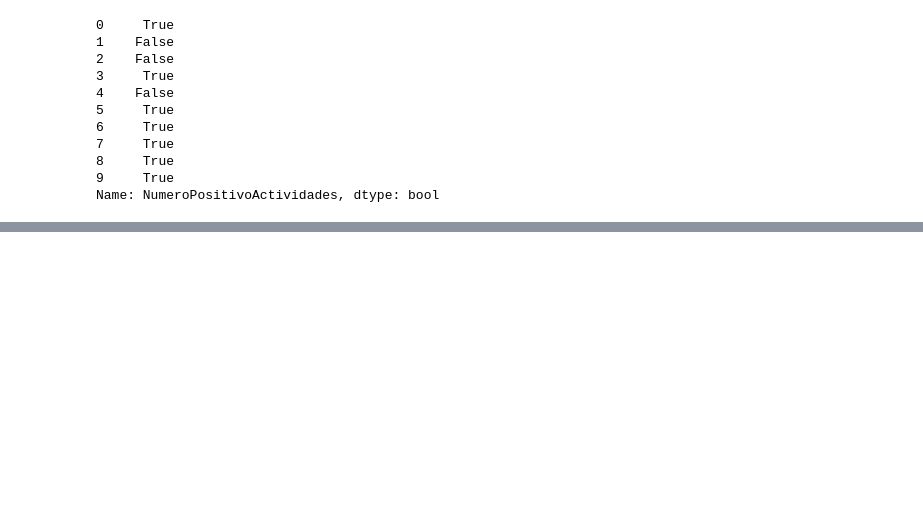
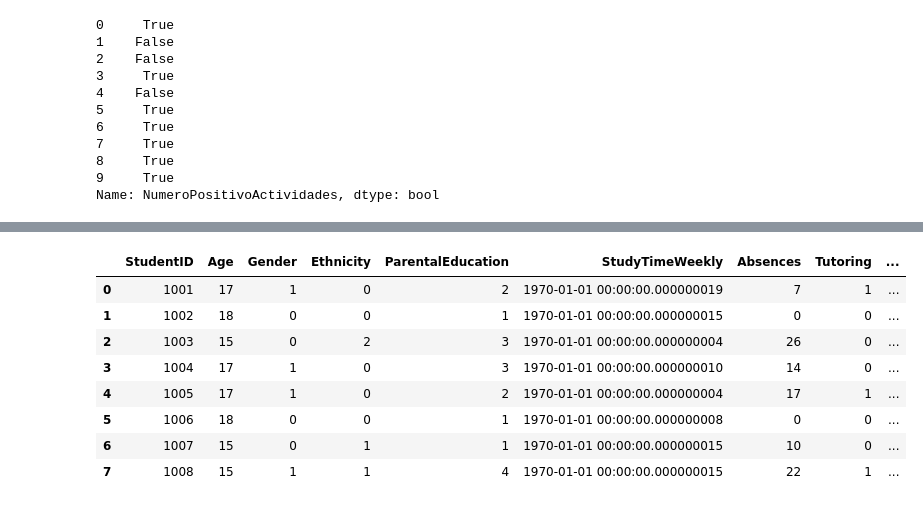
Before and after one commit to rebeca07-pedrozo/Python_ciencia_de_datos, a Jupyter notebook: Students_Performance_Data_.ipynb, the cells around one changed output, grey strips where cells are left out. Cells and saved outputs as stored; diff of their text form; code cells hidden in the pictures; blank space fills up the shorter version.

```diff
--- a/Students_Performance_Data_.ipynb
+++ b/Students_Performance_Data_.ipynb
@@ -43,3 +63,6 @@ datos.head()
 | 2 | 1003 | 15 | 0 | 2 | 3 | 4.210570 | 26 | 0 | ... |
 | 3 | 1004 | 17 | 1 | 0 | 3 | 10.028829 | 14 | 0 | ... |
 | 4 | 1005 | 17 | 1 | 0 | 2 | 4.672495 | 17 | 1 | ... |
+# %%
+datos['StudyTimeWeekly']=pd.to_datetime(datos['StudyTimeWeekly'])
+print(datos.info())
@@ -220,0 +278,3 @@ Name: NumeroPositivoActividades, dtype: bool
+# %%
+datos['ParentsSupport'] = datos['ParentalSupport'].apply(lambda x: x != 0)
+print(datos['ParentsSupport'].head(10))
@@ -220,0 +293,12 @@ Name: NumeroPositivoActividades, dtype: bool
+# %%
+datos.head(8)
+# %% [output]
+|  | StudentID | Age | Gender | Ethnicity | ParentalEducation | StudyTimeWeekly | Absences | Tutoring | ... |
+| 0 | 1001 | 17 | 1 | 0 | 2 | 1970-01-01 00:00:00.000000019 | 7 | 1 | ... |
+| 1 | 1002 | 18 | 0 | 0 | 1 | 1970-01-01 00:00:00.000000015 | 0 | 0 | ... |
+| 2 | 1003 | 15 | 0 | 2 | 3 | 1970-01-01 00:00:00.000000004 | 26 | 0 | ... |
+| 3 | 1004 | 17 | 1 | 0 | 3 | 1970-01-01 00:00:00.000000010 | 14 | 0 | ... |
+| 4 | 1005 | 17 | 1 | 0 | 2 | 1970-01-01 00:00:00.000000004 | 17 | 1 | ... |
+| 5 | 1006 | 18 | 0 | 0 | 1 | 1970-01-01 00:00:00.000000008 | 0 | 0 | ... |
+| 6 | 1007 | 15 | 0 | 1 | 1 | 1970-01-01 00:00:00.000000015 | 10 | 0 | ... |
+| 7 | 1008 | 15 | 1 | 1 | 4 | 1970-01-01 00:00:00.000000015 | 22 | 1 | ... |
```
Also changed, not shown: parts of 14 cells of this notebook.
